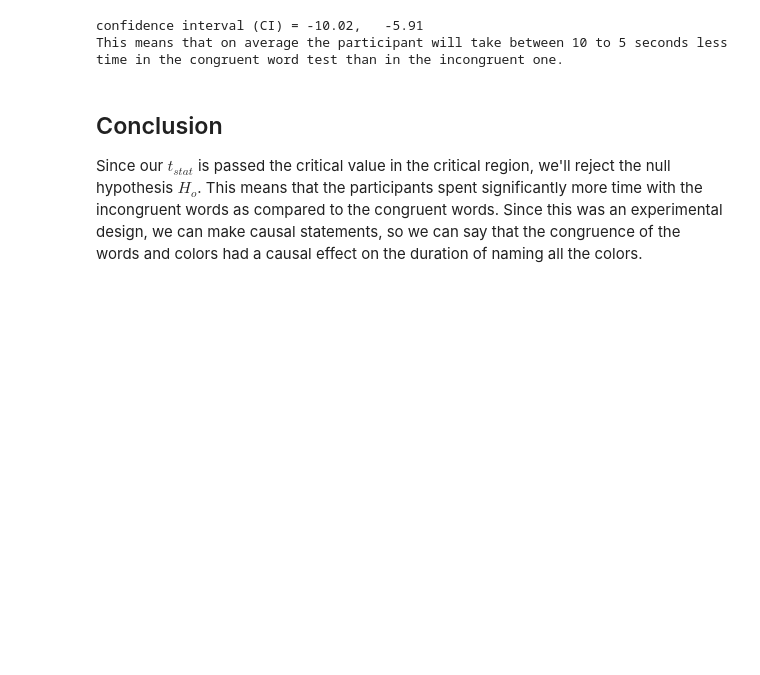
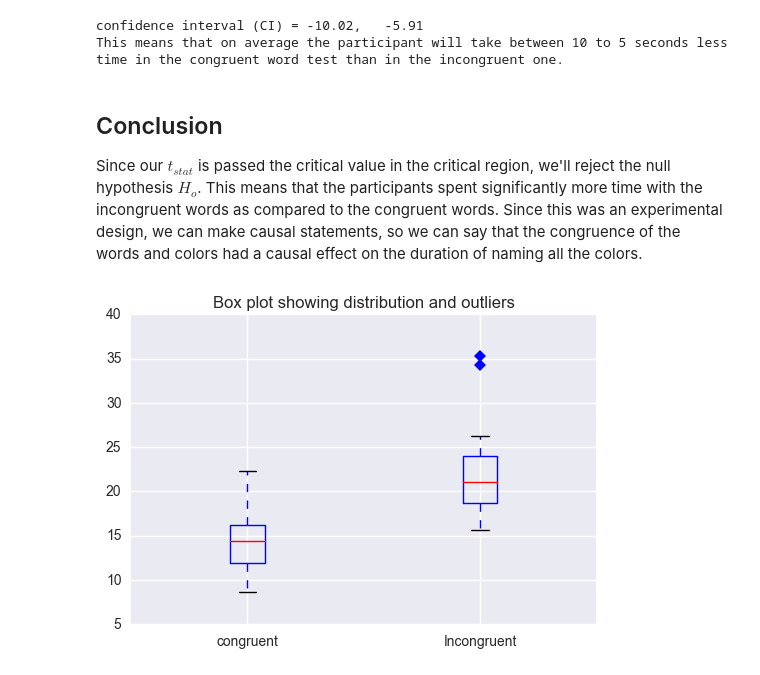
Before and after one commit to dhatawesomedude/stroop_test, a Jupyter notebook: stroop_task.ipynb, the cells around one changed output. Drawn from its saved outputs; the diff is of its cells as text; code cells hidden in the pictures; blank space fills up the shorter version.

```diff
--- a/stroop_task.ipynb
+++ b/stroop_task.ipynb
@@ -138,3 +142,16 @@ This means that on average the participant will take between 10 to 5 seconds les
 # %% [markdown]
 ## Conclusion
 Since our $t_{stat}$ is passed the critical value in the critical region, we'll reject the null hypothesis $H_o$. This means that the participants spent significantly more time with the incongruent words as compared to the congruent words. Since this was an experimental design, we can make causal statements, so we can say that the congruence of the words and colors had a causal effect on the duration of naming all the colors.
+# %%
+labels = ['congruent', 'Incongruent']
+
+fig, ax = plt.subplots()
+
+ax.boxplot(arr, 0, 'gD', labels=labels, meanline=True, showfliers=True, showcaps=True)
+ax.set_title('Box plot showing distribution and outliers')
+
+plt.show()
+
+#plt.boxplot(arr, showfliers=True)
+# %% [output]
+[figure, added]
```
Also changed, not shown: parts of 3 cells of this notebook, 1 other file.
